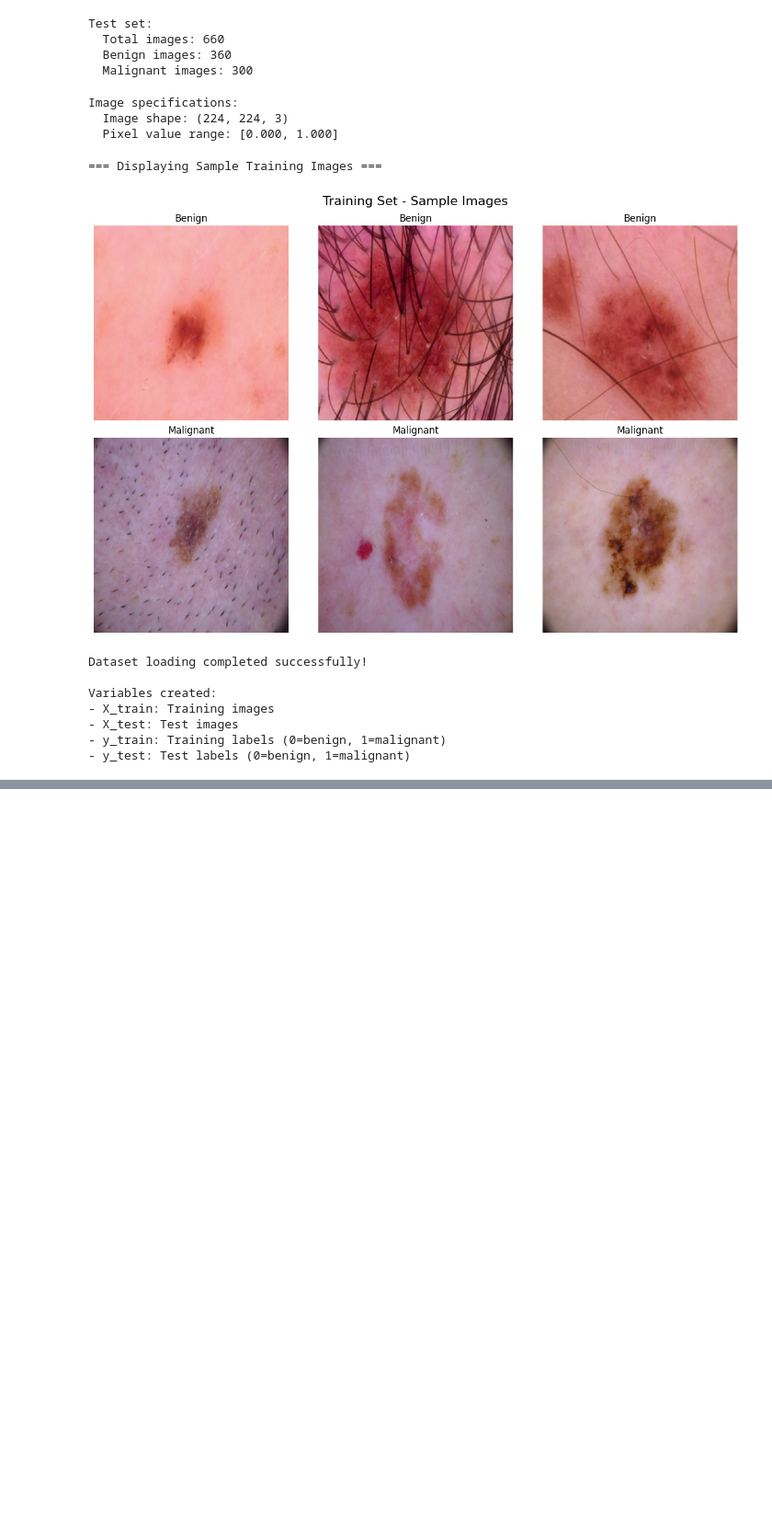
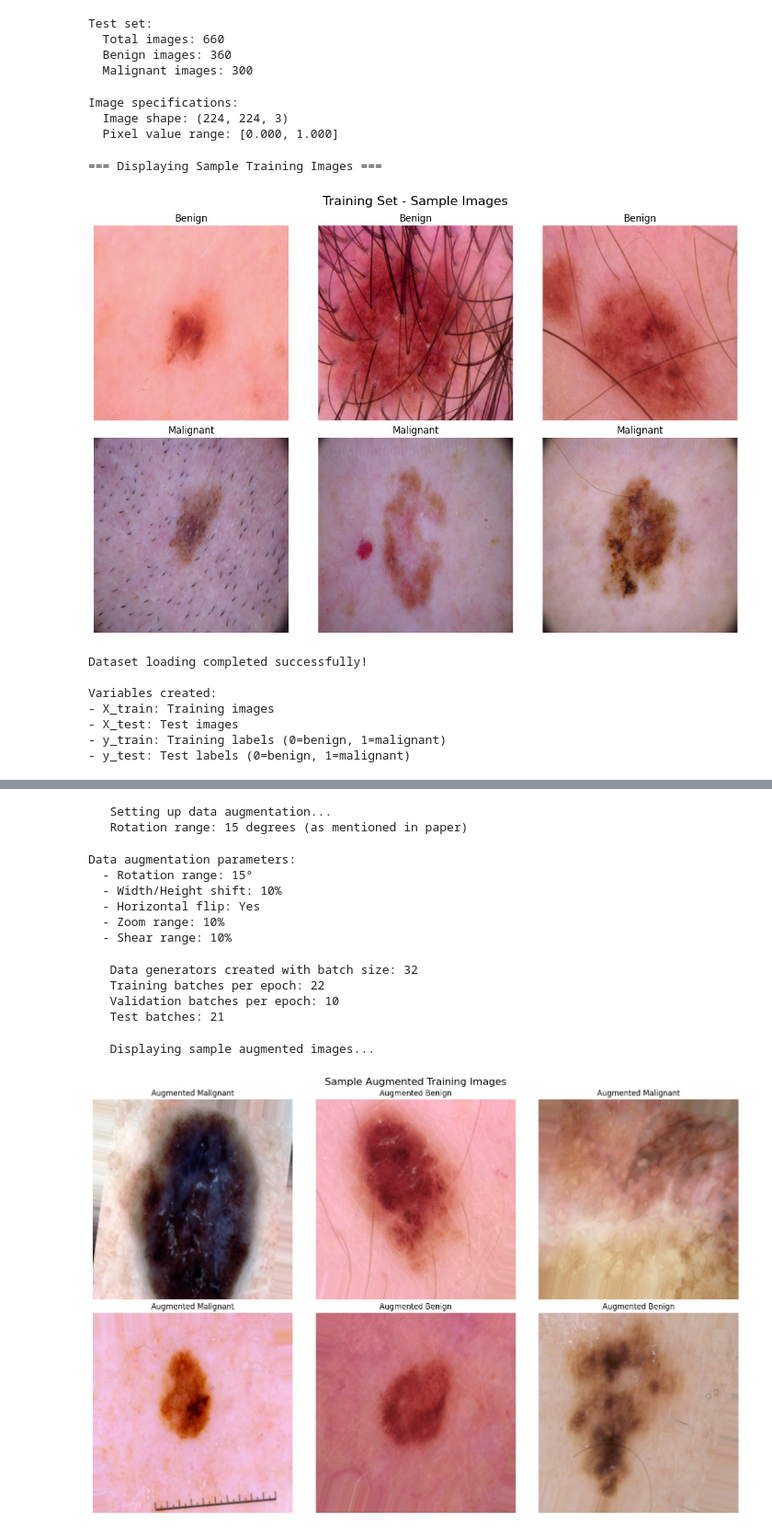
Before and after one commit to M4700F/CSE-4622-ML-Lab-Term-Project, a Jupyter notebook: adversarial_attack_on_machine_learning.ipynb, the cells around one changed output, grey strips where cells are left out. Shown at 92% size. Drawn from its saved outputs; the diff is of its cells as text; code cells hidden in the pictures; blank space fills up the shorter version.

Commit message:
prepare data with data augmentation

```diff
--- a/adversarial_attack_on_machine_learning.ipynb
+++ b/adversarial_attack_on_machine_learning.ipynb
@@ -210,0 +284,40 @@ Variables created:
+# %%
+#Data Augmentation
+print("   Setting up data augmentation...")
+print("   Rotation range: 15 degrees (as mentioned in paper)")
+
+# Create data generators
+# Training data generator with augmentation
+train_datagen = ImageDataGenerator(
+    rotation_range=15,        # Rotate images by up to 15 degrees
+    width_shift_range=0.1,    # Shift images horizontally
+    height_shift_range=0.1,   # Shift images vertically
+    horizontal_flip=True,     # Flip images horizontally
+    zoom_range=0.1,           # Zoom in/out
+    shear_range=0.1,          # Shear transformation
+    fill_mode='nearest',      # Fill missing pixels
+    rescale=1.0               # Images are already normalized
+)
+# %% [output]
+   Setting up data augmentation...
+   Rotation range: 15 degrees (as mentioned in paper)
+# %%
+# Validation and test data generators (no augmentation, only rescaling)
+val_datagen = ImageDataGenerator(rescale=1.0)
+test_datagen = ImageDataGenerator(rescale=1.0)
+
+print("Data augmentation parameters:")
+print(f"  - Rotation range: 15°")
+print(f"  - Width/Height shift: 10%")
+print(f"  - Horizontal flip: Yes")
+print(f"  - Zoom range: 10%")
+print(f"  - Shear range: 10%")
+# %% [output]
+Data augmentation parameters:
+  - Rotation range: 15°
+  - Width/Height shift: 10%
+  - Horizontal flip: Yes
+  - Zoom range: 10%
+  - Shear range: 10%
+# %%
+BATCH_SIZE = 32
@@ -210,0 +345,40 @@ Variables created:
+# %%
+print(f"   Data generators created with batch size: {BATCH_SIZE}")
+print(f"   Training batches per epoch: {len(train_generator)}")
+print(f"   Validation batches per epoch: {len(val_generator)}")
+print(f"   Test batches: {len(test_generator)}")
+# %% [output]
+   Data generators created with batch size: 32
+   Training batches per epoch: 22
+   Validation batches per epoch: 10
+   Test batches: 21
+# %%
+# Step 5: Visualize augmented images
+import matplotlib.pyplot as plt
+
+def show_augmented_images(generator, num_images=6):
+    """Display original and augmented images"""
+    # Get a batch from the generator
+    batch_images, batch_labels = next(generator)
+
+    fig, axes = plt.subplots(2, 3, figsize=(15, 10))
+    axes = axes.ravel()
+
+    for i in range(min(num_images, len(batch_images))):
+        img = batch_images[i]
+        label = np.argmax(batch_labels[i])
+        label_name = 'Malignant' if label == 1 else 'Benign'
+
+        axes[i].imshow(img)
+        axes[i].set_title(f'Augmented {label_name}')
+        axes[i].axis('off')
+
+    plt.suptitle('Sample Augmented Training Images', fontsize=16)
+    plt.tight_layout()
+    plt.show()
+
+print("   Displaying sample augmented images...")
+show_augmented_images(train_generator)
+# %% [output]
+   Displaying sample augmented images...
+[figure, added]
```
Also changed, not shown: parts of 11 cells of this notebook.
